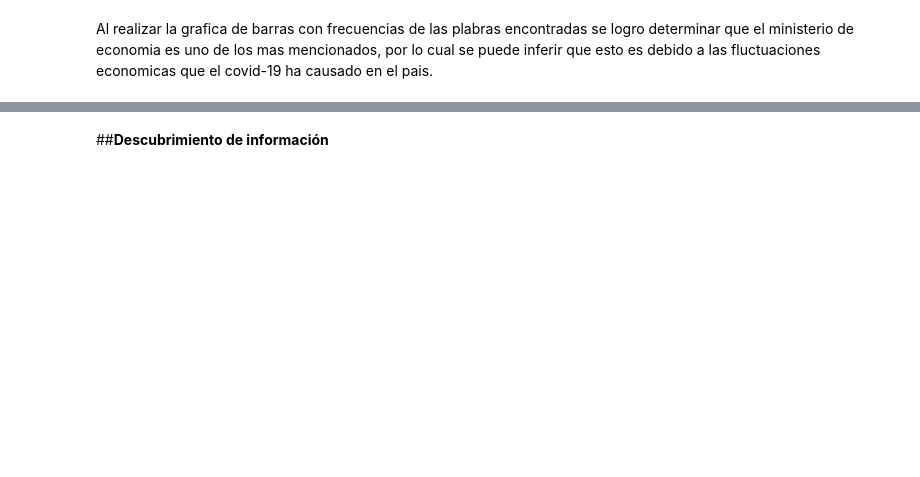
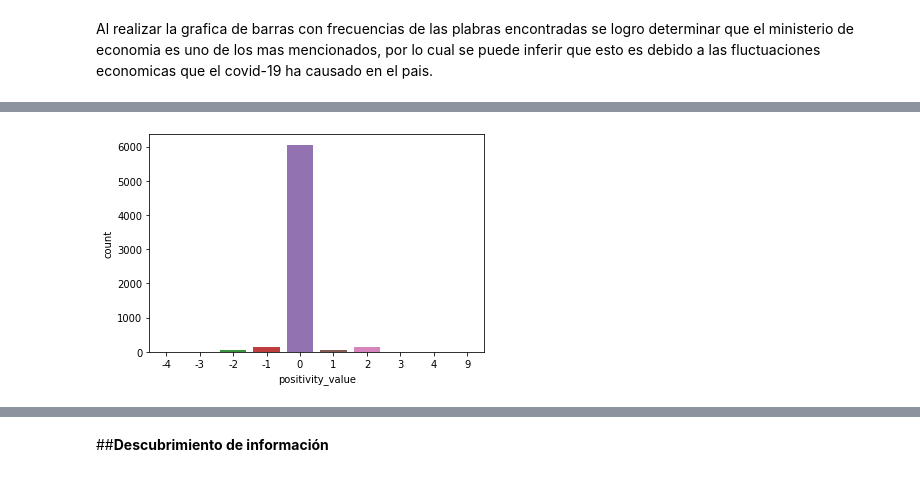
Before and after one commit to diegoestradaXO/Lab6-Data-Science, a Jupyter notebook: Lab6.ipynb, the cells around one changed output, grey strips where cells are left out. Cells and saved outputs as stored; diff of their text form; code cells hidden in the pictures; blank space fills up the shorter version.

```diff
--- a/Lab6.ipynb
+++ b/Lab6.ipynb
@@ -241,0 +245,6 @@ Al realizar la grafica de barras con frecuencias de las plabras encontradas se l
+# %%
+lexicon = pd.read_table(
+            'https://raw.githubusercontent.com/fnielsen/afinn/master/afinn/data/AFINN-en-165.txt',
+            names = ['termino', 'sentimiento']
+          )
+lexicon.head()
@@ -241,0 +258,16 @@ Al realizar la grafica de barras con frecuencias de las plabras encontradas se l
+# %%
+emotions = []
+for tweet in data['Tweet']:
+  value = 0
+  for word in str(tweet).split(' '):
+    x = lexicon.loc[lexicon['termino'] == word]
+    if (len(x)>0):
+      value += x.sentimiento.iloc[0]
+  emotions.append(value)
+# %%
+data = data.assign(positivity_value=emotions)
+# %%
+import seaborn as sns
+ax = sns.countplot(x="positivity_value",data=data)
+# %% [output]
+[figure, added]
```
Also changed, not shown: parts of 14 cells of this notebook.
